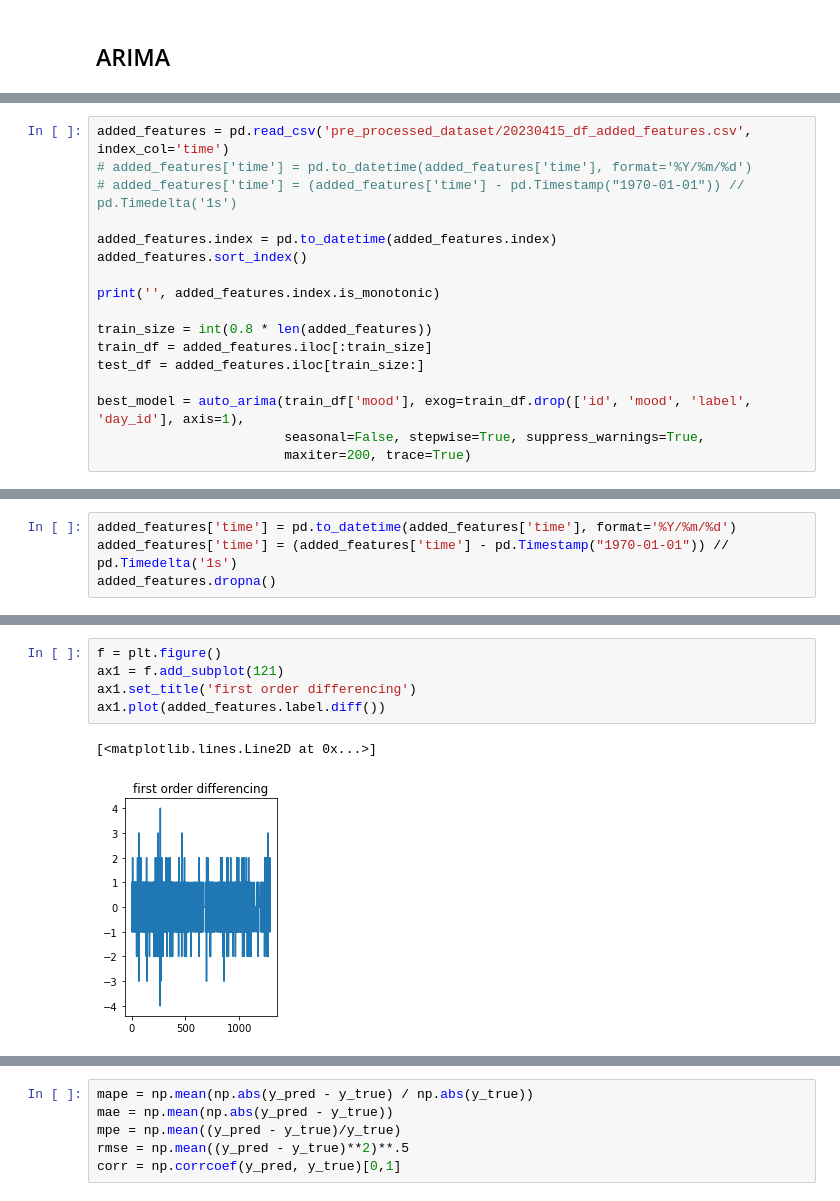
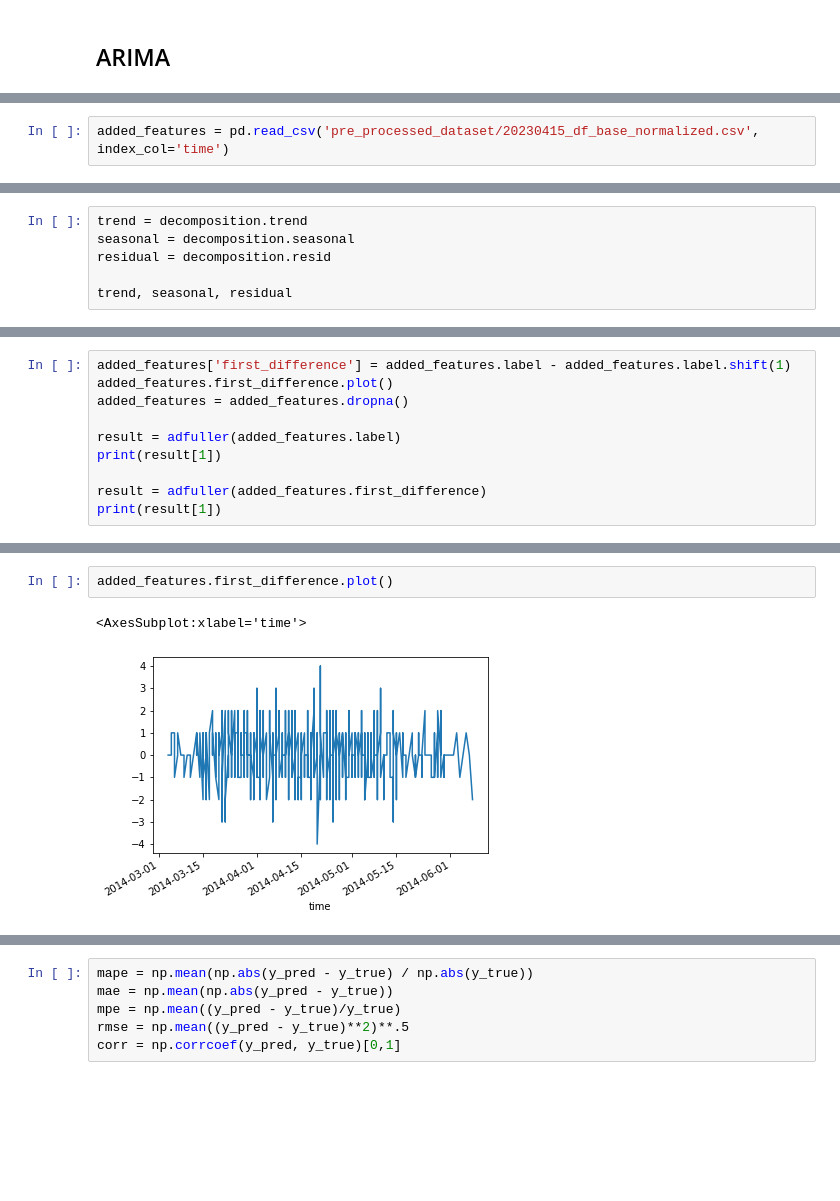
Before and after one commit to tuanddoox/Data_Mining_VU, a Jupyter notebook: exercise 2A.ipynb, the cells around one changed output, grey strips where cells are left out. Saved outputs shown, nothing was run; the diff lists cells and outputs as text; blank space fills up the shorter version.

```diff
--- a/exercise 2A.ipynb
+++ b/exercise 2A.ipynb
@@ -285,0 +288,2 @@ from statsmodels.tsa.stattools import adfuller
+# %%
+added_features = pd.read_csv('pre_processed_dataset/20230415_df_base_normalized.csv', index_col='time')
@@ -341,17 +309,0 @@ Warnings:
-# %%
-added_features = pd.read_csv('pre_processed_dataset/20230415_df_added_features.csv', index_col='time')
-# added_features['time'] = pd.to_datetime(added_features['time'], format='%Y/%m/%d')
-# added_features['time'] = (added_features['time'] - pd.Timestamp("1970-01-01")) // pd.Timedelta('1s')
-
-added_features.index = pd.to_datetime(added_features.index)
-added_features.sort_index()
-
-print('', added_features.index.is_monotonic)
-
-train_size = int(0.8 * len(added_features))
-train_df = added_features.iloc[:train_size]
-test_df = added_features.iloc[train_size:]
-
-best_model = auto_arima(train_df['mood'], exog=train_df.drop(['id', 'mood', 'label', 'day_id'], axis=1),
-                        seasonal=False, stepwise=True, suppress_warnings=True,
-                        maxiter=200, trace=True)
@@ -376,5 +340,7 @@ Total fit time: 3.398 seconds
 # %%
-added_features['time'] = pd.to_datetime(added_features['time'], format='%Y/%m/%d')
-added_features['time'] = (added_features['time'] - pd.Timestamp("1970-01-01")) // pd.Timedelta('1s')
-added_features.dropna()
+trend = decomposition.trend
+seasonal = decomposition.seasonal
+residual = decomposition.resid
+
+trend, seasonal, residual
 # %% [output]
@@ -393,0 +366,10 @@ added_features.dropna()
+# %%
+added_features['first_difference'] = added_features.label - added_features.label.shift(1)
+added_features.first_difference.plot()
+added_features = added_features.dropna()
+
+result = adfuller(added_features.label)
+print(result[1])
+
+result = adfuller(added_features.first_difference)
+print(result[1])
@@ -399,8 +387,5 @@ plt.show()
 # %%
-f = plt.figure()
-ax1 = f.add_subplot(121)
-ax1.set_title('first order differencing')
-ax1.plot(added_features.label.diff())
+added_features.first_difference.plot()
 # %% [output]
-[<matplotlib.lines.Line2D at 0x...>]
+<AxesSubplot:xlabel='time'>
-[figure, old version]
+[figure, new version]
```
Also changed, not shown: parts of 34 cells of this notebook, 1 other file.
